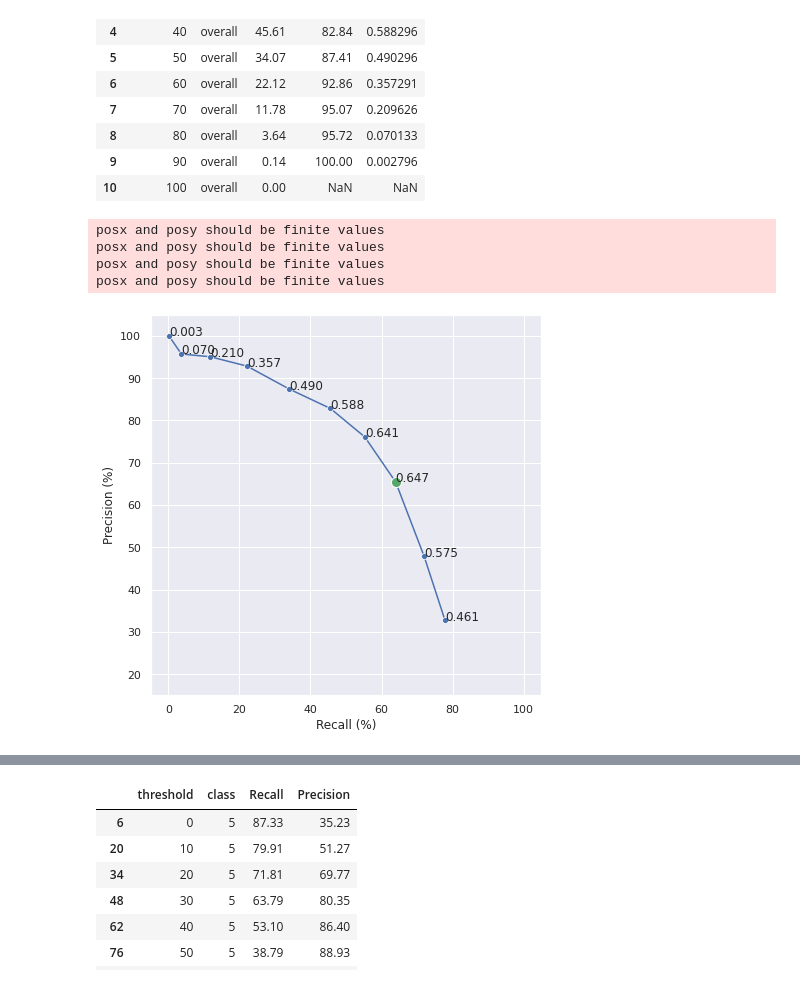
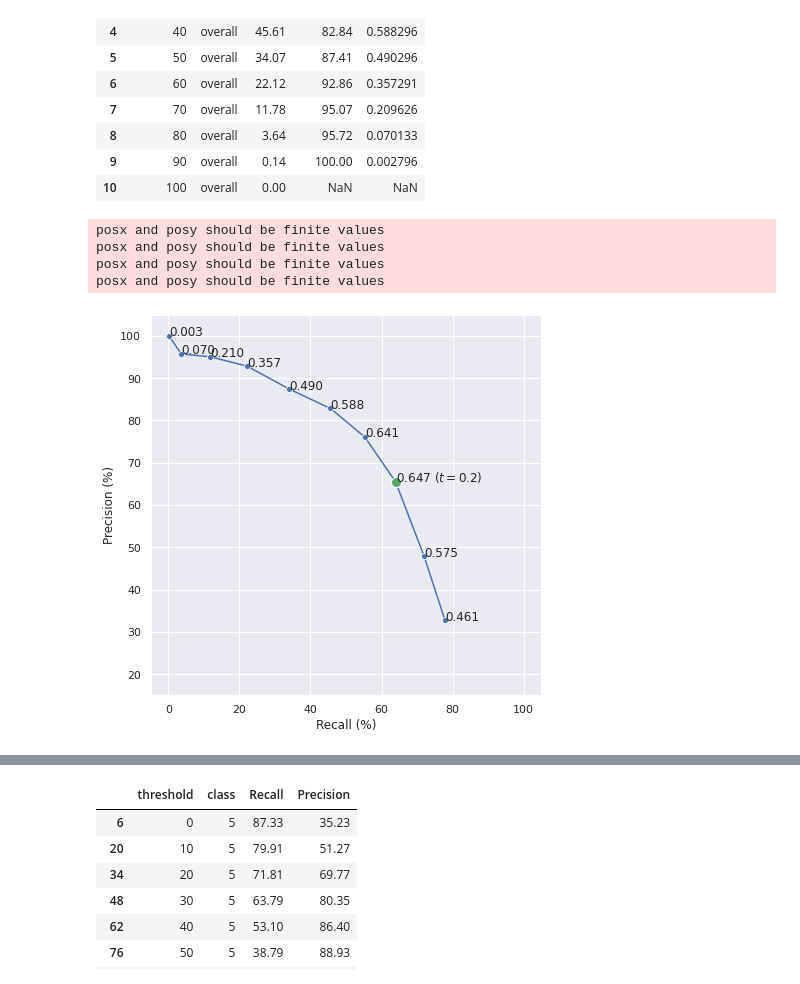
Before and after one commit to joaocmd/CubiCasa5k, a Jupyter notebook: Performance-Metrics.ipynb, the cells around one changed output, grey strips where cells are left out. Saved outputs shown, nothing was run; the diff lists cells and outputs as text; code cells hidden in the pictures.

Commit message:
Fix one chart

```diff
--- a/Performance-Metrics.ipynb
+++ b/Performance-Metrics.ipynb
@@ -191,36 +229,39 @@ See the caveats in the documentation: https://pandas.pydata.org/pandas-docs/stab
 # %%
 def pr_f1(d: pd.DataFrame, save_path: str = None, xlim=(-5, 105), ylim=(15, 105)):
     d = d.copy()
     d["F1-score"] = (2*(d["Precision"]/100)*(d["Recall"]/100))/(d["Precision"]/100+d["Recall"]/100)
     d["best"] = d["F1-score"] == d["F1-score"].max()
     d.reset_index(inplace=True, drop=True)
 
     plt.figure(figsize=(7,7))
-    sns.lineplot(data=d, x="Recall", y="Precision", markers=True, style="class", legend=None)
+    sns.lineplot(data=d, x="Recall", y="Precision", markers=True, style="class", legend=None, sort=False)
     plt.plot(d[d.best].Recall, d[d.best].Precision, 'wo', markersize=10)
     plt.plot(d[d.best].Recall, d[d.best].Precision, 'go', markersize=8)
 
     for index, row in d.iterrows():
-        # plt.text(row["Recall"], row["Precision"], f"t={row['threshold]}; {row['F1-score']:.3f}")
-        plt.text(row["Recall"], row["Precision"], f"{row['F1-score']:.3f}")
+        if row["best"]:
+            plt.text(row["Recall"], row["Precision"], f"{row['F1-score']:.3f} ($t = {row.threshold/100:.1f}$)")
+        else:
+            plt.text(row["Recall"], row["Precision"], f"{row['F1-score']:.3f}")
+
 
     plt.xlim((-5, 105))
     plt.ylim((15, 105))
     plt.xlabel("Recall (%)")
     plt.ylabel("Precision (%)")
 
     if save_path:
         plt.savefig(save_path)
 
     plt.show()
 
-pr_f1(junctions_overall, RESULTS_DIR + '/precision-recall-overall.eps')
+pr_f1(junctions_overall, RESULTS_DIR + '/precision-recall-overall.pdf')
 # %% [output]
 posx and posy should be finite values
 posx and posy should be finite values
 posx and posy should be finite values
 posx and posy should be finite values
-[figure, old version]
+[figure, new version]
 # %%
 plot_per_class(junctions_by_class, x="Recall", y="Precision", by="class", figsize=(15, 20))
 # %% [output]
```
Also changed, not shown: parts of 13 cells of this notebook.
